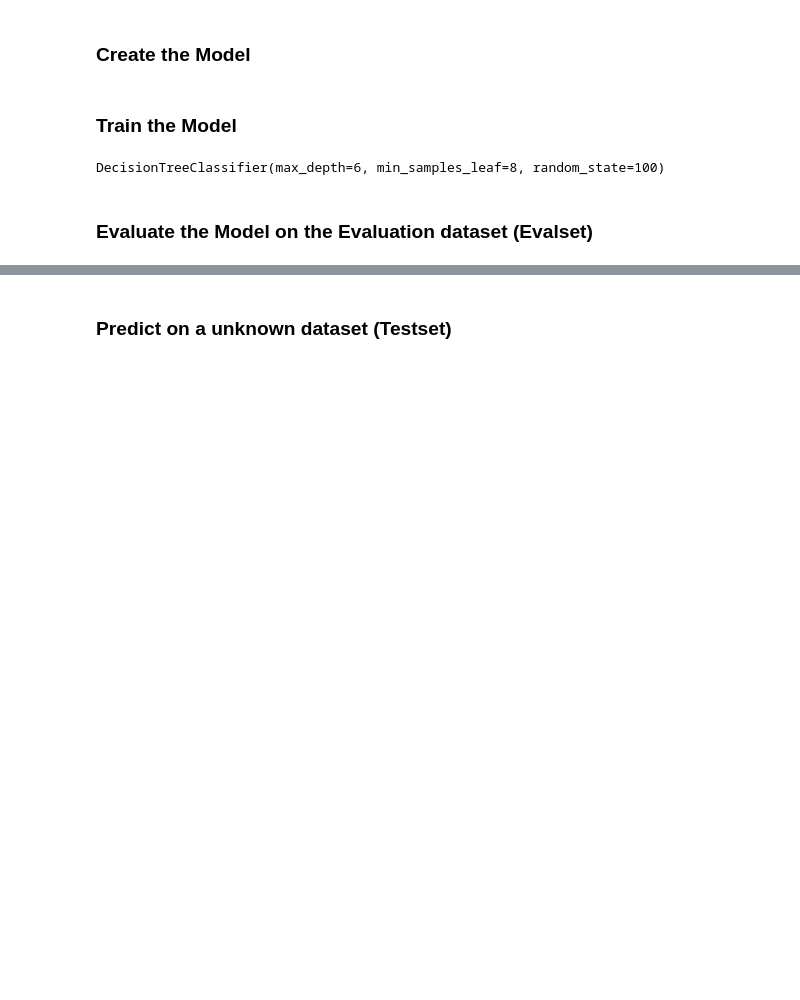
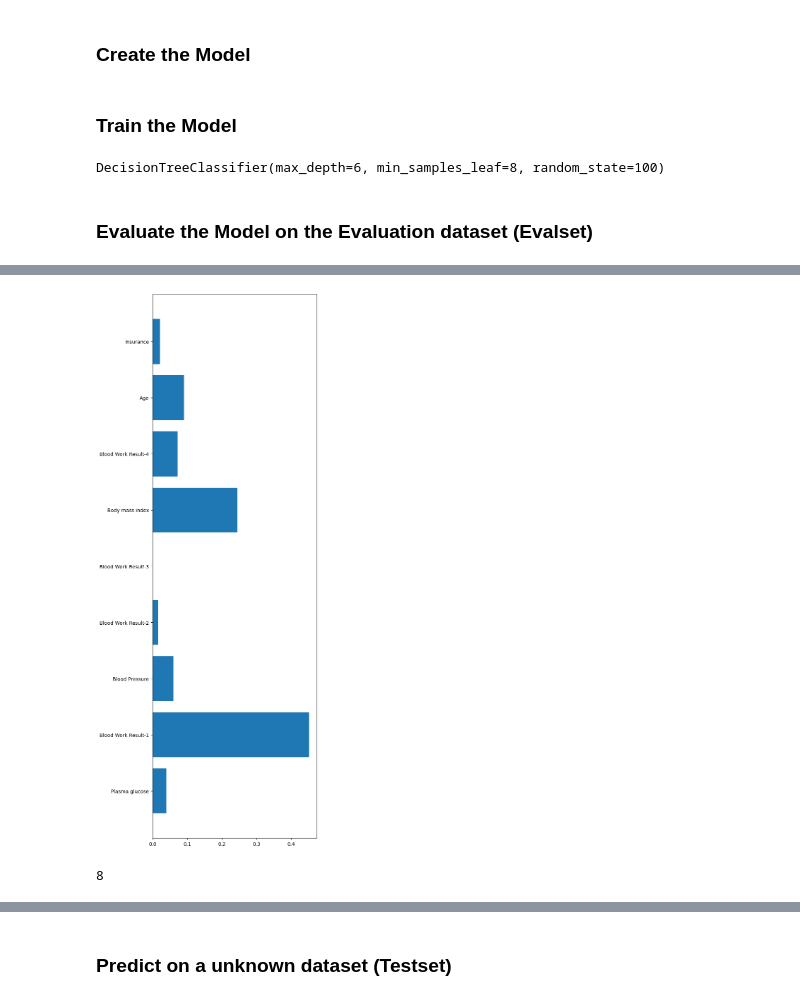
Before and after one commit to acheampongmaa/Sepsis-Prediction-Embedding-ML-into-a-Web-Application, a Jupyter notebook: dataset/Machine Learning Model.ipynb, the cells around one changed output, grey strips where cells are left out. Drawn from its saved outputs; the diff is of its cells as text; code cells hidden in the pictures; blank space fills up the shorter version.

```diff
--- a/dataset/Machine Learning Model.ipynb
+++ b/dataset/Machine Learning Model.ipynb
@@ -704,0 +715,26 @@ def evaluate_model(model, test, y_true):
+# %%
+def get_features_importance(model, train_features, number_of_important_features=None, cutt_off_weight=0):
+    '''This function displays the feature of importance graph for the tree models
+    and returns the first 35 most important features
+    '''
+    fi = model.feature_importances_
+    features_df = pd.DataFrame(fi, index=train_features.columns, columns=['Weight Of Importance'])
+    features_df = features_df.sort_values(by='Weight Of Importance', ascending=False)
+    features_df = (features_df[features_df['Weight Of Importance'] > cutt_off_weight])
+    if number_of_important_features is None:
+        number_of_important_features = len(features_df)
+    features_fi_cols = features_df.index.tolist()[:number_of_important_features]
+
+    # plot graph for feature of importance
+    plt.figure(figsize=(6,20))
+    plt.barh(train_features.columns, fi)
+    plt.show()
+    return features_fi_cols, features_df
+# %%
+fi_dtree, fi_dtree_df = get_features_importance(dtree, X_train_)
+# %% [output]
+[figure, added]
+# %%
+len(fi_dtree)
+# %% [output]
+8
```
Also changed, not shown: parts of 58 cells of this notebook.
